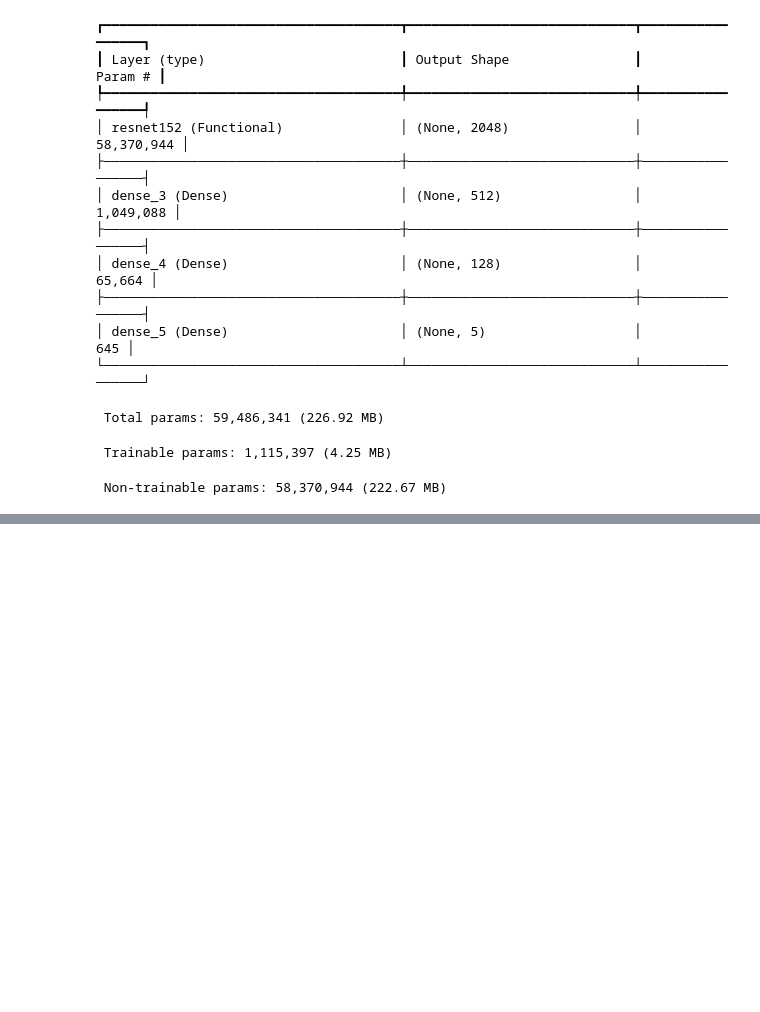
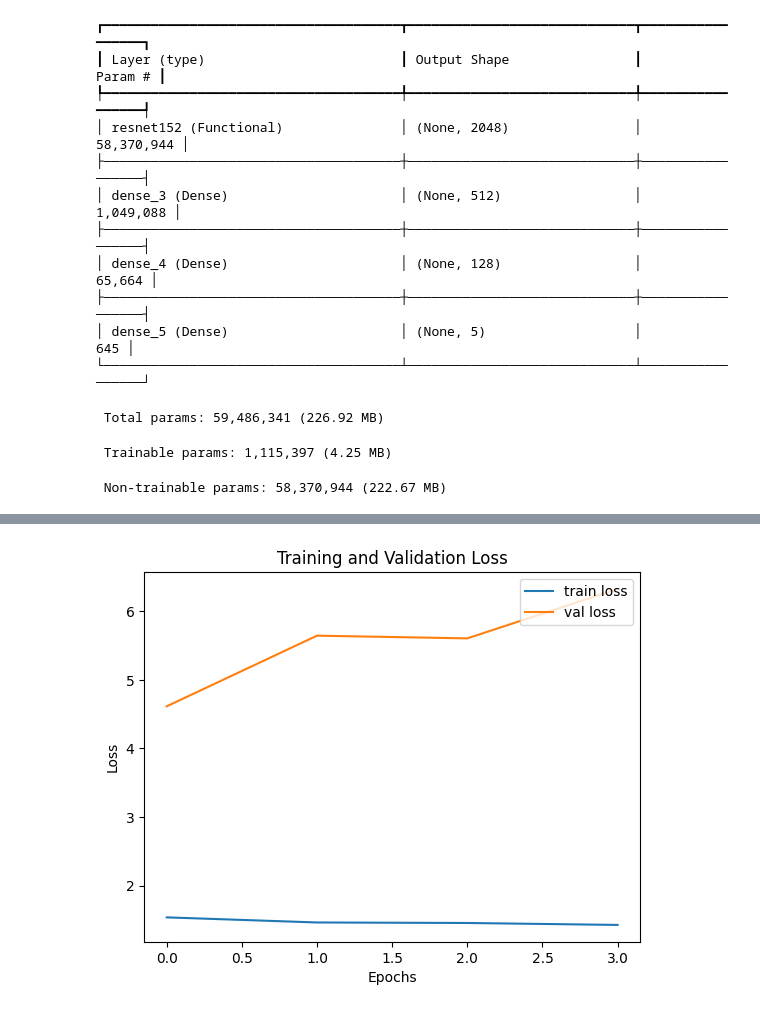
Before and after one commit to Dilshan09/DL_Assignment, a Jupyter notebook: flowers_detector_resnet152_model.ipynb, the cells around one changed output, grey strips where cells are left out. Cells and saved outputs as stored; diff of their text form; code cells hidden in the pictures; blank space fills up the shorter version.

```diff
--- a/flowers_detector_resnet152_model.ipynb
+++ b/flowers_detector_resnet152_model.ipynb
@@ -346,0 +404,11 @@ Epoch 4/10
+# %%
+# Plot training and validation loss
+plt.plot(history_resnet152.history['loss'], label='train loss')
+plt.plot(history_resnet152.history['val_loss'], label = 'val loss')
+plt.xlabel('Epochs')
+plt.ylabel('Loss')
+plt.legend(loc='upper right')
+plt.title('Training and Validation Loss')
+plt.show()
+# %% [output]
+[figure, added]
```
Also changed, not shown: parts of 24 cells of this notebook.
